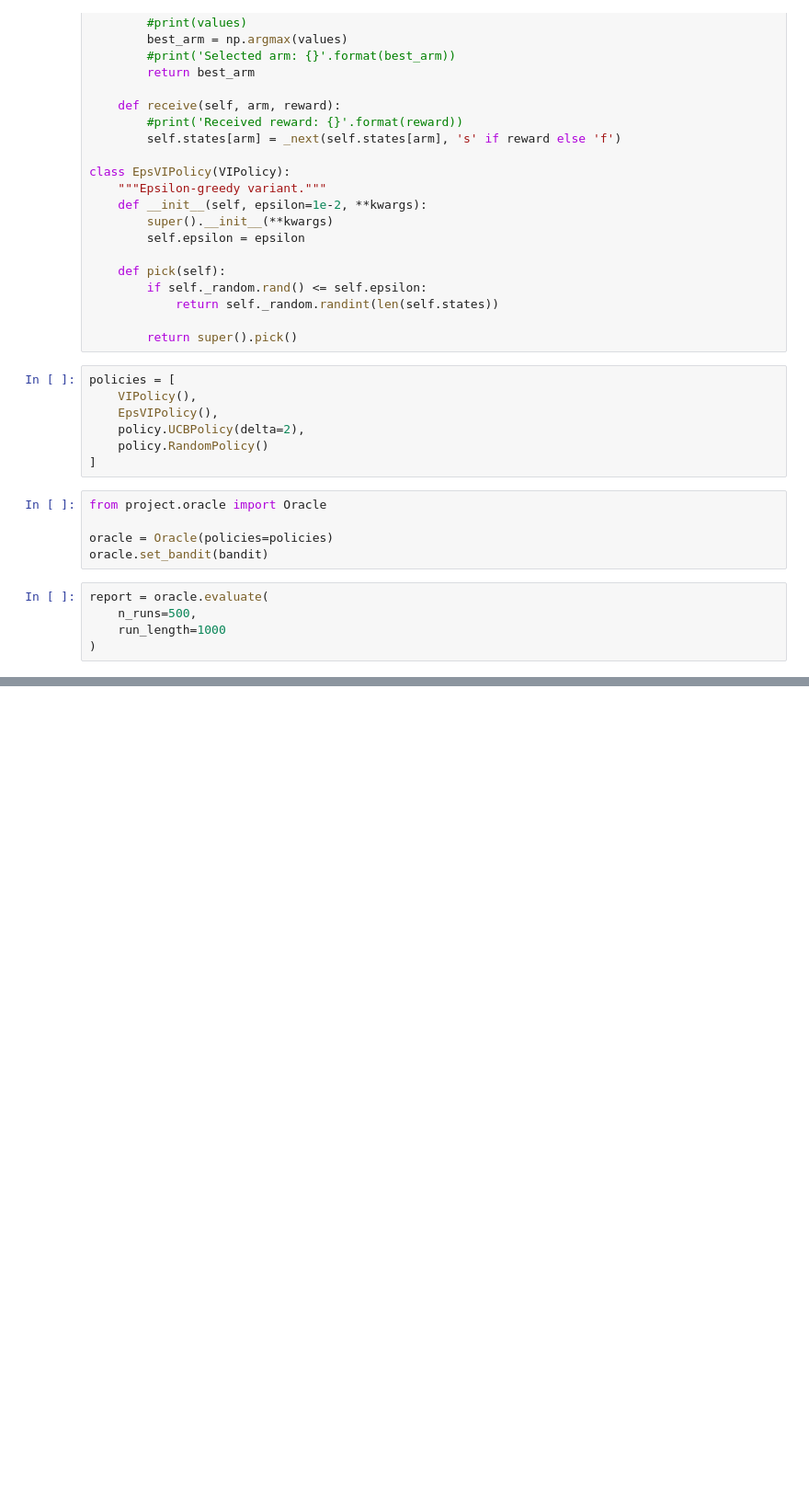
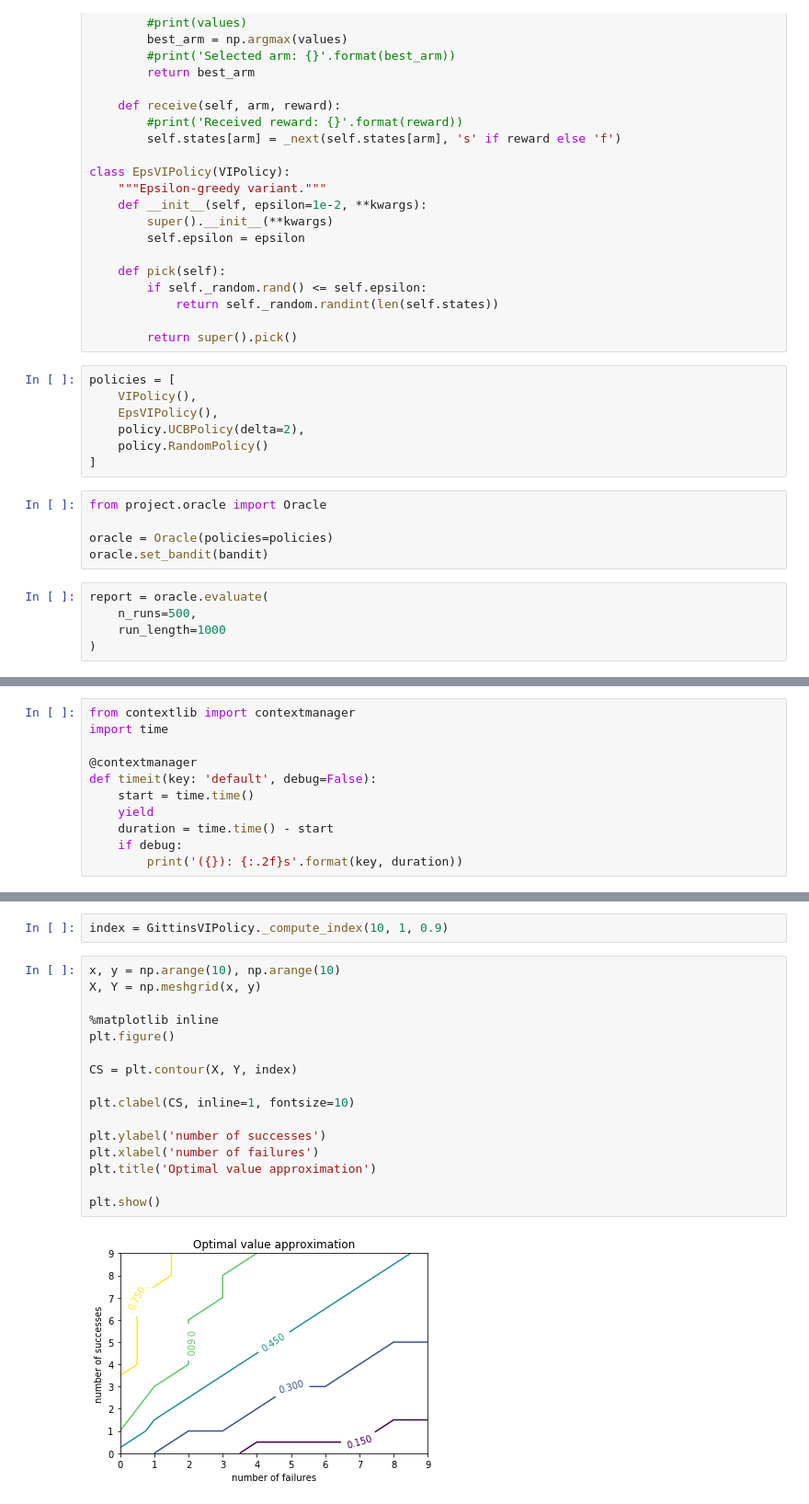
Before and after one commit to NaasCraft/OnlineLearning2018, a Jupyter notebook: Tests.ipynb, the cells around one changed output, grey strips where cells are left out. Shown: that part at 92% size. Saved outputs shown, nothing was run; the diff lists cells and outputs as text; blank space fills up the shorter version.

Commit message:
Include attempt to compute Gittins with VI

```diff
--- a/Tests.ipynb
+++ b/Tests.ipynb
@@ -726,0 +868,11 @@ We now need to use VI to compute the Gittins index.
+# %%
+from contextlib import contextmanager
+import time
+
+@contextmanager
+def timeit(key: 'default', debug=False):
+    start = time.time()
+    yield
+    duration = time.time() - start
+    if debug:
+        print('({}): {:.2f}s'.format(key, duration))
@@ -726,0 +977,20 @@ We now need to use VI to compute the Gittins index.
+# %%
+index = GittinsVIPolicy._compute_index(10, 1, 0.9)
+# %%
+x, y = np.arange(10), np.arange(10)
+X, Y = np.meshgrid(x, y)
+
+%matplotlib inline
+plt.figure()
+
+CS = plt.contour(X, Y, index)
+
+plt.clabel(CS, inline=1, fontsize=10)
+
+plt.ylabel('number of successes')
+plt.xlabel('number of failures')
+plt.title('Optimal value approximation')
+
+plt.show()
+# %% [output]
+[figure, added]
```
Also changed, not shown: parts of 17 cells of this notebook.
